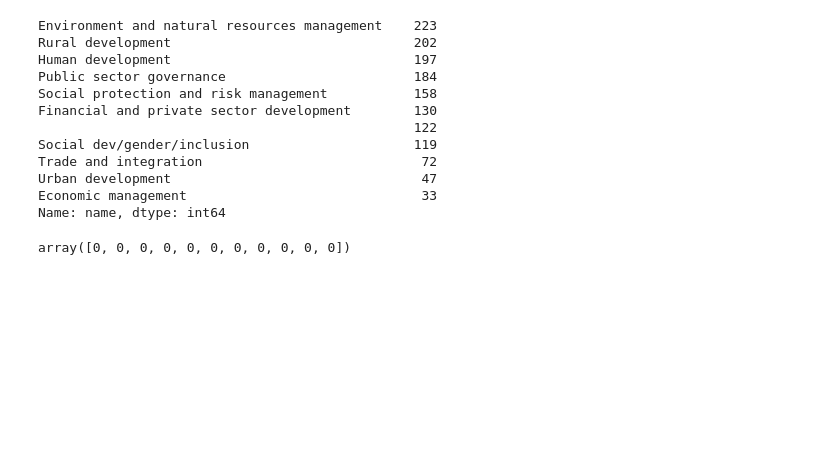
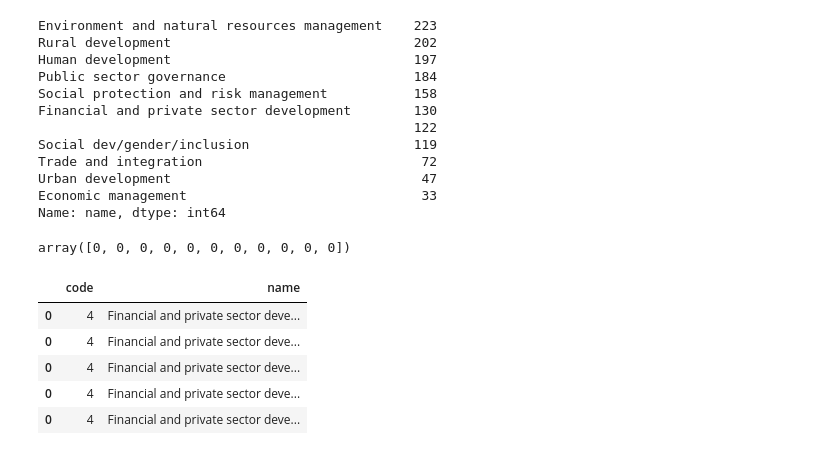
Before and after one commit to SyncingRhythms/json-wrangling, a Jupyter notebook: json_wrangle.ipynb, the cells around one changed output. Drawn from its saved outputs; the diff is of its cells as text; code cells hidden in the pictures; blank space fills up the shorter version.

```diff
--- a/json_wrangle.ipynb
+++ b/json_wrangle.ipynb
@@ -201,3 +203,12 @@ themes = themes.fillna(method='ffill').fillna(method='bfill')
 themes.code.value_counts().values - themes.name.value_counts().values
 # %% [output]
 array([0, 0, 0, 0, 0, 0, 0, 0, 0, 0, 0])
+# %%
+themes.head()
+# %% [output]
+|  | code | name |
+| 0 | 4 | Financial and private sector deve... |
+| 0 | 4 | Financial and private sector deve... |
+| 0 | 4 | Financial and private sector deve... |
+| 0 | 4 | Financial and private sector deve... |
+| 0 | 4 | Financial and private sector deve... |
```
Also changed, not shown: parts of 3 cells of this notebook.
